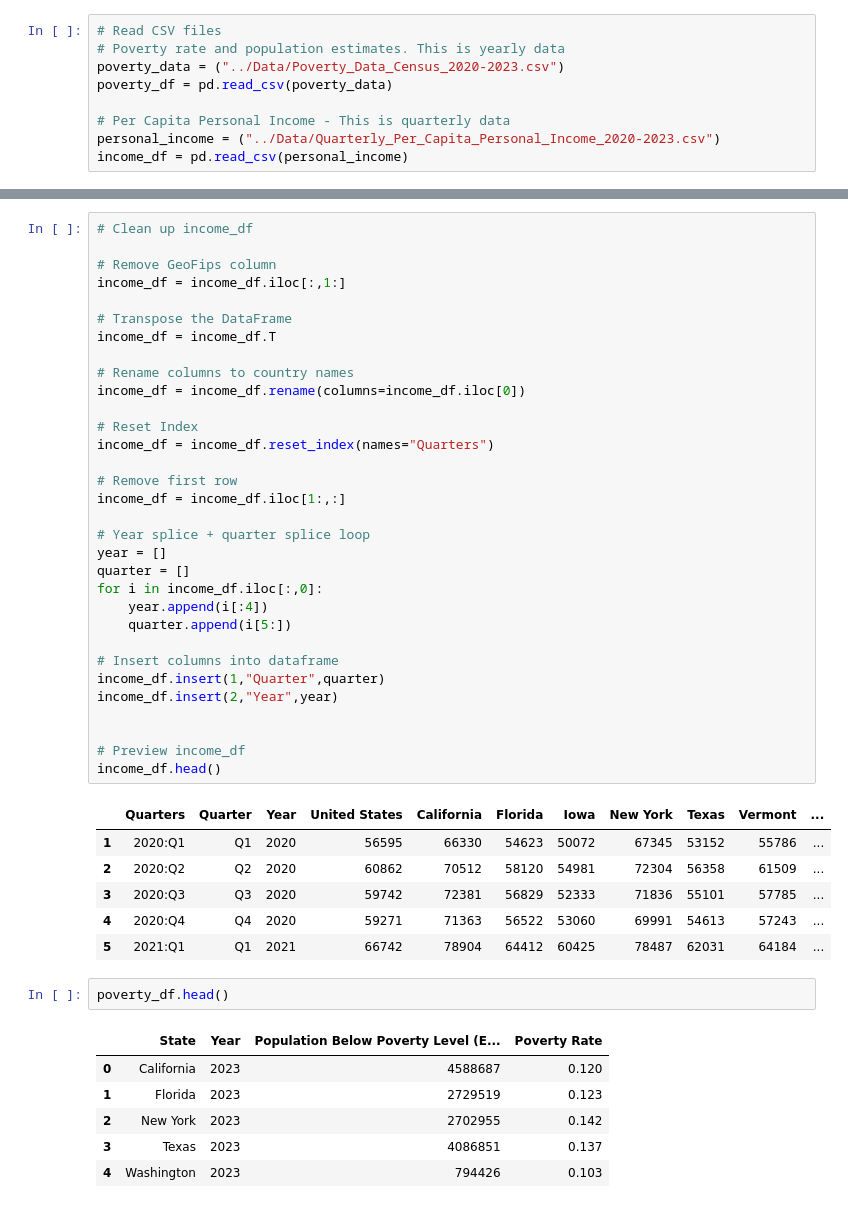
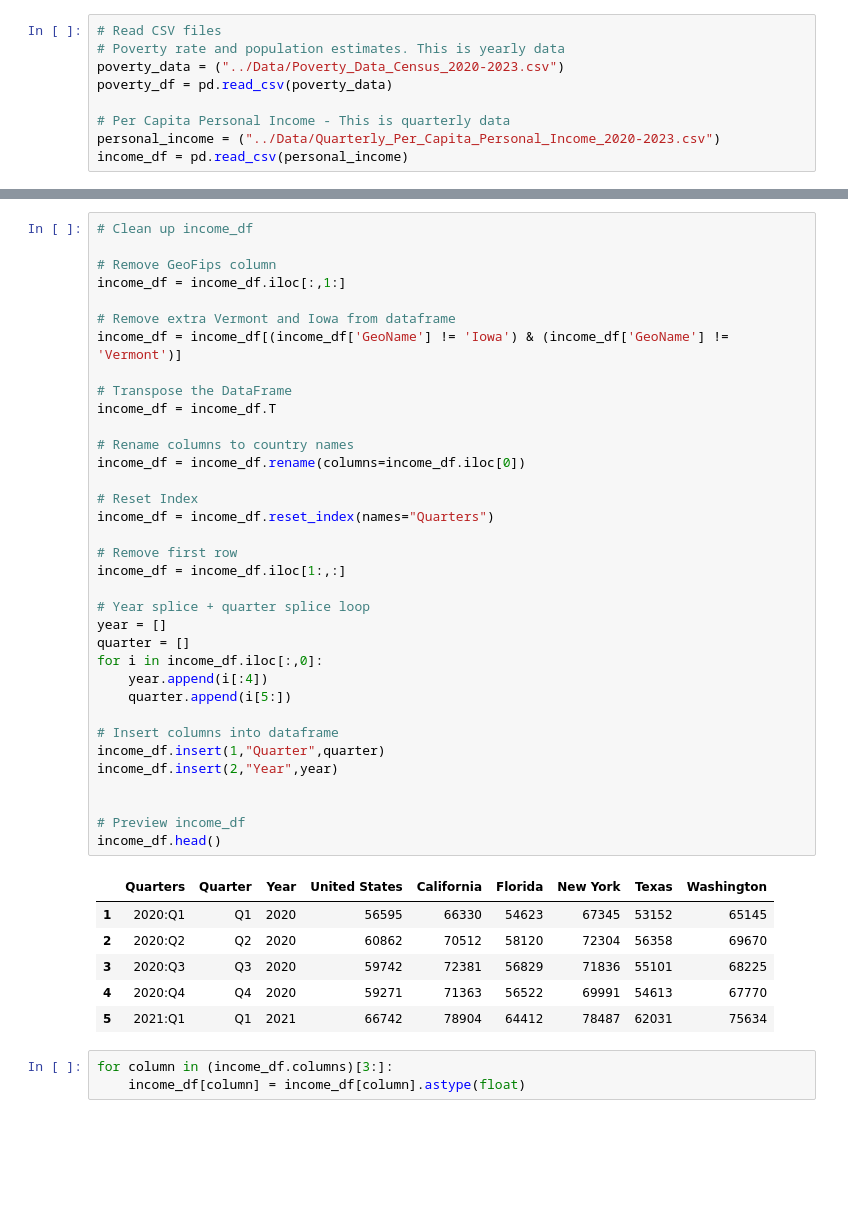
Before and after one commit to jrdthomas1/Project-1, a Jupyter notebook: jupyter/Poverty_PCE_Pers_Income.ipynb, the cells around one changed output, grey strips where cells are left out. Saved outputs shown, nothing was run; the diff lists cells and outputs as text; blank space fills up the shorter version.

```diff
--- a/jupyter/Poverty_PCE_Pers_Income.ipynb
+++ b/jupyter/Poverty_PCE_Pers_Income.ipynb
@@ -30,46 +34,43 @@ income_df.head()
 
 # Remove GeoFips column
 income_df = income_df.iloc[:,1:]
+
+# Remove extra Vermont and Iowa from dataframe
+income_df = income_df[(income_df['GeoName'] != 'Iowa') & (income_df['GeoName'] != 'Vermont')]
 
 # Transpose the DataFrame
 income_df = income_df.T
 
 # Rename columns to country names
 income_df = income_df.rename(columns=income_df.iloc[0])
 
 # Reset Index
 income_df = income_df.reset_index(names="Quarters")
 
 # Remove first row
 income_df = income_df.iloc[1:,:]
 
 # Year splice + quarter splice loop
 year = []
 quarter = []
 for i in income_df.iloc[:,0]:
     year.append(i[:4])
     quarter.append(i[5:])
 
 # Insert columns into dataframe
 income_df.insert(1,"Quarter",quarter)
 income_df.insert(2,"Year",year)
 
 
 # Preview income_df
 income_df.head()
 # %% [output]
-|  | Quarters | Quarter | Year | United States | California | Florida | Iowa | New York | Texas | Vermont | ... |
-| 1 | 2020:Q1 | Q1 | 2020 | 56595 | 66330 | 54623 | 50072 | 67345 | 53152 | 55786 | ... |
-| 2 | 2020:Q2 | Q2 | 2020 | 60862 | 70512 | 58120 | 54981 | 72304 | 56358 | 61509 | ... |
-| 3 | 2020:Q3 | Q3 | 2020 | 59742 | 72381 | 56829 | 52333 | 71836 | 55101 | 57785 | ... |
-| 4 | 2020:Q4 | Q4 | 2020 | 59271 | 71363 | 56522 | 53060 | 69991 | 54613 | 57243 | ... |
-| 5 | 2021:Q1 | Q1 | 2021 | 66742 | 78904 | 64412 | 60425 | 78487 | 62031 | 64184 | ... |
+|  | Quarters | Quarter | Year | United States | California | Florida | New York | Texas | Washington |
+| 1 | 2020:Q1 | Q1 | 2020 | 56595 | 66330 | 54623 | 67345 | 53152 | 65145 |
+| 2 | 2020:Q2 | Q2 | 2020 | 60862 | 70512 | 58120 | 72304 | 56358 | 69670 |
+| 3 | 2020:Q3 | Q3 | 2020 | 59742 | 72381 | 56829 | 71836 | 55101 | 68225 |
+| 4 | 2020:Q4 | Q4 | 2020 | 59271 | 71363 | 56522 | 69991 | 54613 | 67770 |
+| 5 | 2021:Q1 | Q1 | 2021 | 66742 | 78904 | 64412 | 78487 | 62031 | 75634 |
-# %%
-poverty_df.head()
-# %% [output]
-|  | State | Year | Population Below Poverty Level (E... | Poverty Rate |
-| 0 | California | 2023 | 4588687 | 0.120 |
-| 1 | Florida | 2023 | 2729519 | 0.123 |
-| 2 | New York | 2023 | 2702955 | 0.142 |
-| 3 | Texas | 2023 | 4086851 | 0.137 |
-| 4 | Washington | 2023 | 794426 | 0.103 |
+# %%
+for column in (income_df.columns)[3:]:
+    income_df[column] = income_df[column].astype(float)
```
Also changed, not shown: parts of 6 cells of this notebook, 2 other files.
